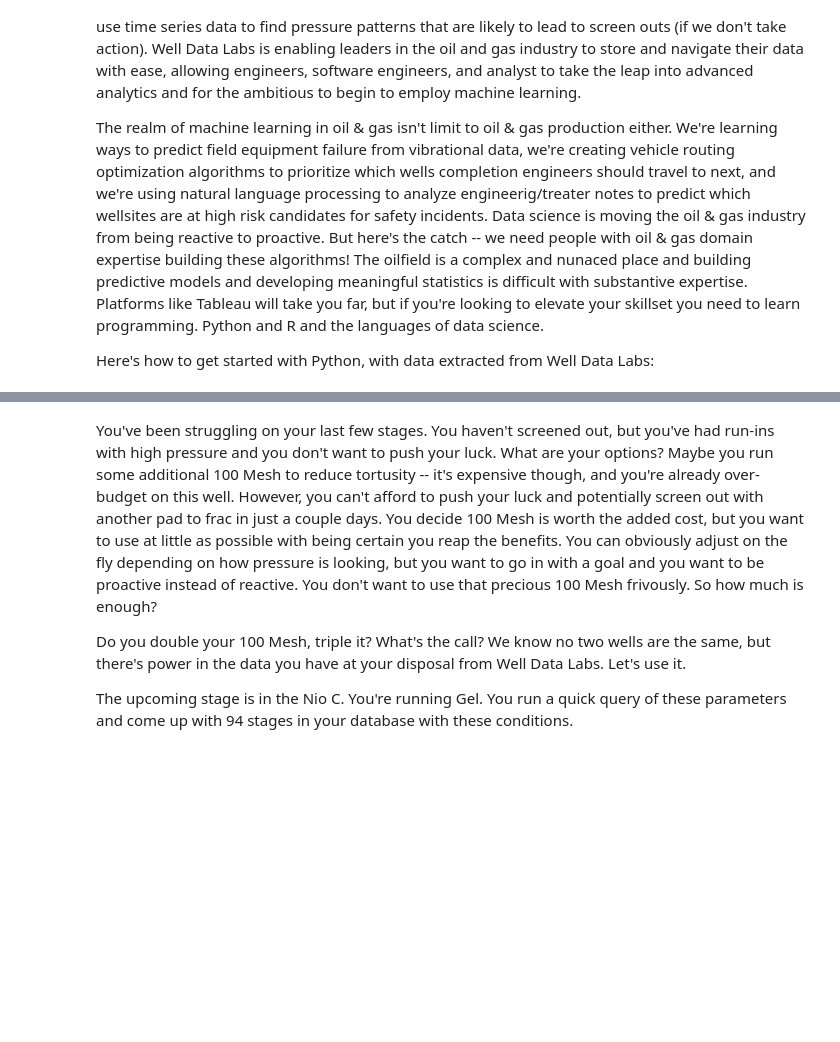
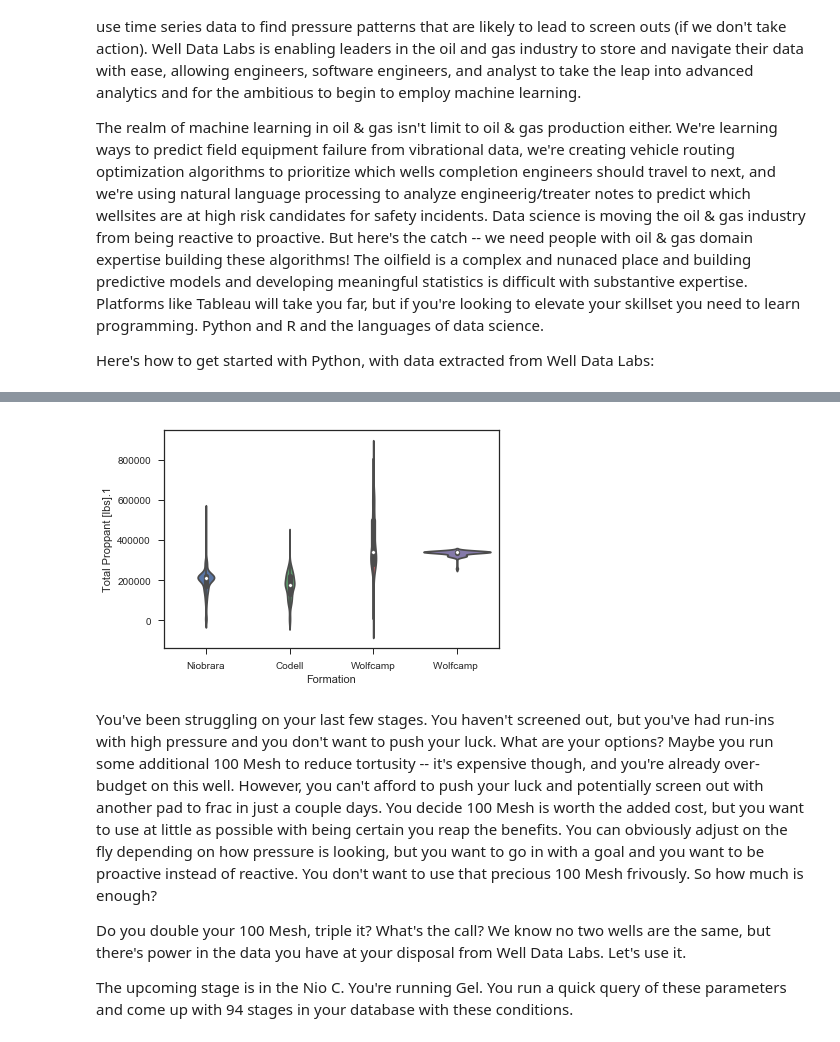
Before and after one commit to kykiefer/wdl, a Jupyter notebook: proppant.ipynb, the cells around one changed output, grey strips where cells are left out. Drawn from its saved outputs; the diff is of its cells as text; code cells hidden in the pictures; blank space fills up the shorter version.

```diff
--- a/proppant.ipynb
+++ b/proppant.ipynb
@@ -36,3 +40,8 @@ df_stats.head()
+# %%
+sns.violinplot(x="Formation", y="Total Proppant [lbs].1", data=df_stats)
+plt.savefig('tes.png')
+# %% [output]
+[figure, added]
 # %% [markdown]
 You've been struggling on your last few stages. You haven't screened out, but you've had run-ins with high pressure and you don't want to push your luck. What are your options? Maybe you run some additional 100 Mesh to reduce tortusity -- it's expensive though, and you're already over-budget on this well. However, you can't afford to push your luck and potentially screen out with another pad to frac in just a couple days. You decide 100 Mesh is worth the added cost, but you want to use at little as possible with being certain you reap the benefits. You can obviously adjust on the fly depending on how pressure is looking, but you want to go in with a goal and you want to be proactive instead of reactive. You don't want to use that precious 100 Mesh frivously. So how much is enough?
 
```
Also changed, not shown: parts of 6 cells of this notebook, 3 other files.
